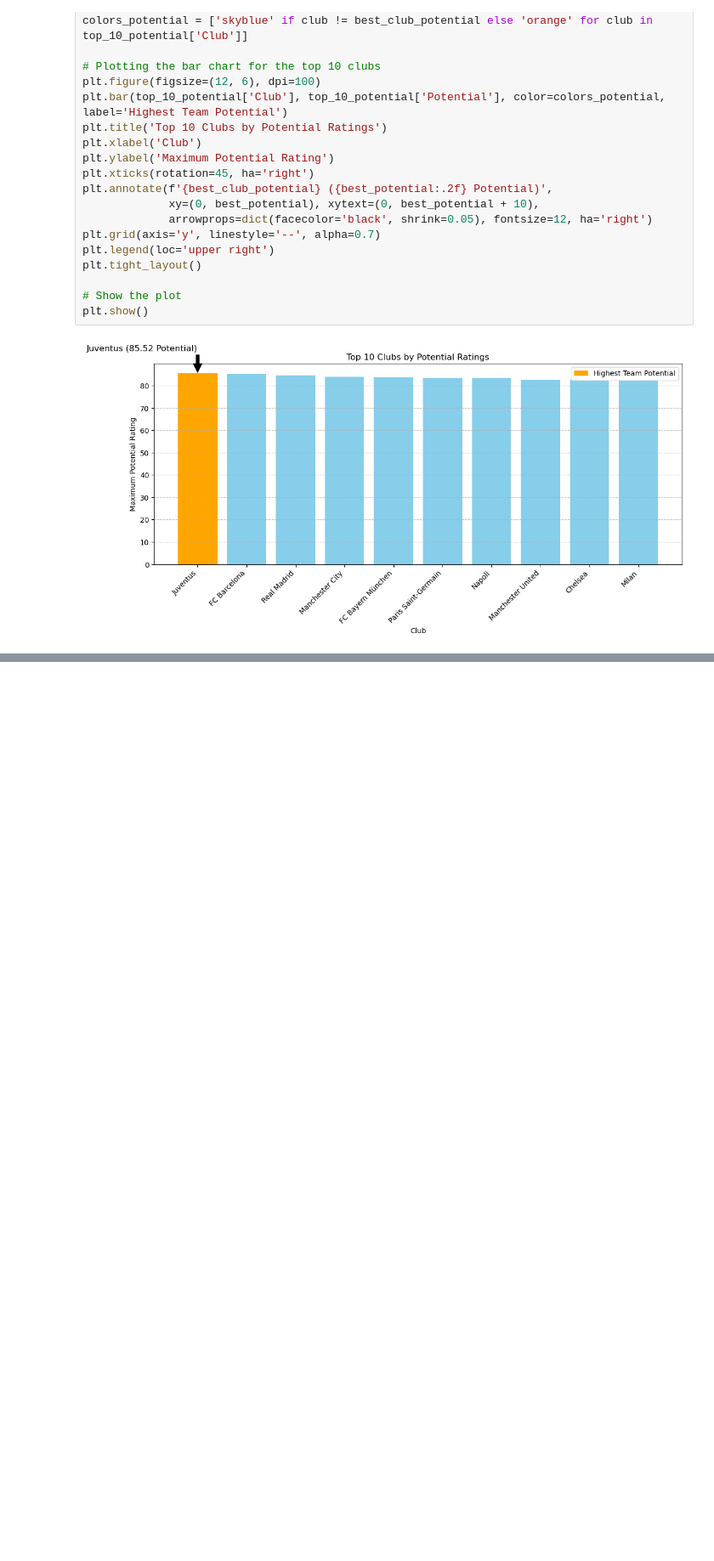
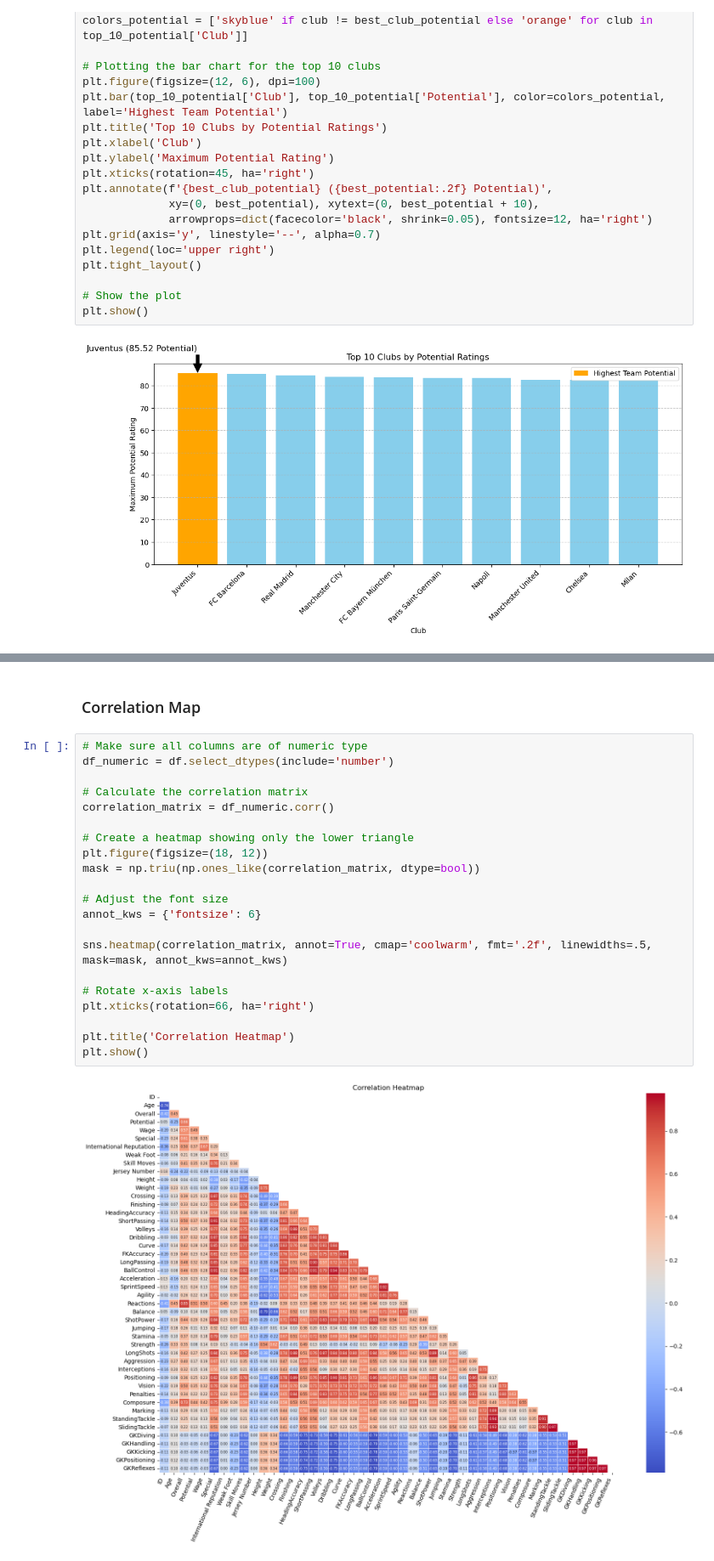
Before and after one commit to chrishunt11/Fifa_Fun, a Jupyter notebook: Fifa Fun.ipynb, the cells around one changed output, grey strips where cells are left out. Shown at 85% size. Drawn from its saved outputs; the diff is of its cells as text; blank space fills up the shorter version.

```diff
--- a/Fifa Fun.ipynb
+++ b/Fifa Fun.ipynb
@@ -380,0 +395,25 @@ df.head()
+# %% [markdown]
+### Correlation Map
+# %%
+# Make sure all columns are of numeric type
+df_numeric = df.select_dtypes(include='number')
+
+# Calculate the correlation matrix
+correlation_matrix = df_numeric.corr()
+
+# Create a heatmap showing only the lower triangle
+plt.figure(figsize=(18, 12))
+mask = np.triu(np.ones_like(correlation_matrix, dtype=bool))
+
+# Adjust the font size
+annot_kws = {'fontsize': 6}
+
+sns.heatmap(correlation_matrix, annot=True, cmap='coolwarm', fmt='.2f', linewidths=.5, mask=mask, annot_kws=annot_kws)
+
+# Rotate x-axis labels
+plt.xticks(rotation=66, ha='right')
+
+plt.title('Correlation Heatmap')
+plt.show()
+# %% [output]
+[figure, added]
```
Also changed, not shown: parts of 8 cells of this notebook.
